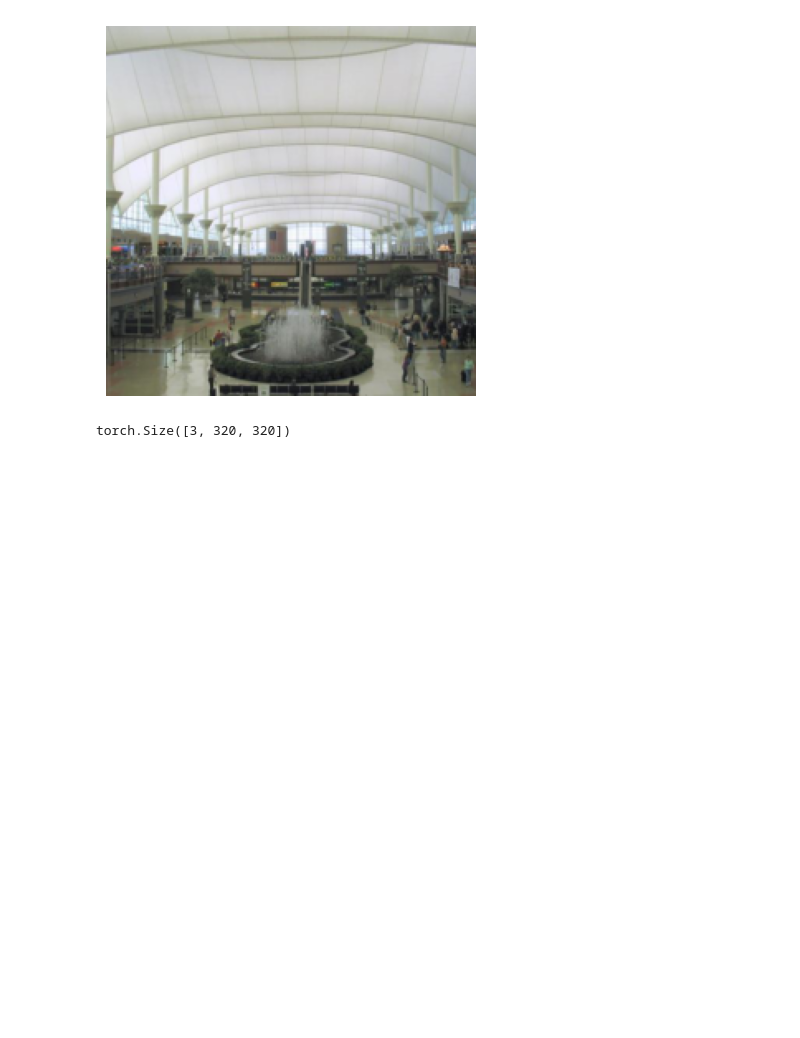
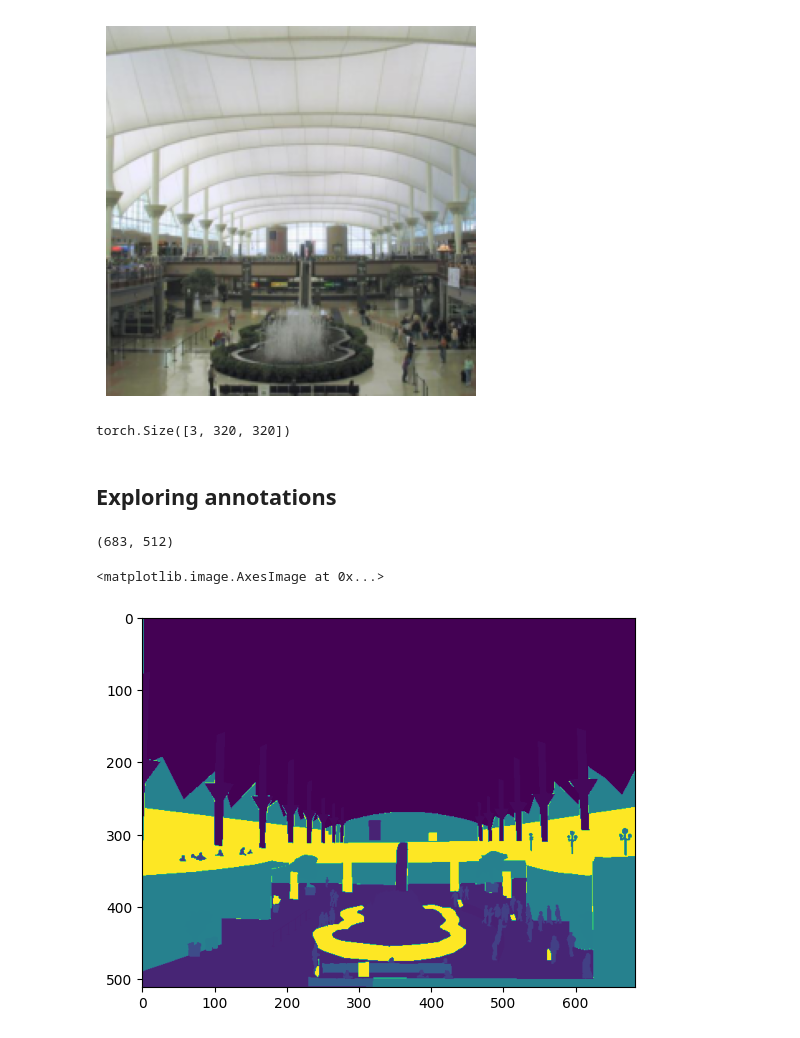
Before and after one commit to TAOGenna/pytorch-language-driven-semantic-segmentation, a Jupyter notebook: SillyExperiments/exploring_images.ipynb, the cells around one changed output. Cells and saved outputs as stored; diff of their text form; code cells hidden in the pictures; blank space fills up the shorter version.

```diff
--- a/SillyExperiments/exploring_images.ipynb
+++ b/SillyExperiments/exploring_images.ipynb
@@ -59,3 +59,17 @@ new_image = image_operation(image)
 print(new_image.shape)
 # %% [output]
 torch.Size([3, 320, 320])
+# %% [markdown]
+## Exploring annotations
+# %%
+# Load your image (replace 'your_image.jpg' with your image path)
+annotated_image_file_name = 'annotated_image.png'
+ai = Image.open(annotated_image_file_name)
+print(ai.size)
+plt.imshow(ai)
+
+# print(processed_image.shape)
+# %% [output]
+(683, 512)
+<matplotlib.image.AxesImage at 0x...>
+[figure, added]
```
Also changed, not shown: parts of 1 cell of this notebook, 2 other files.
